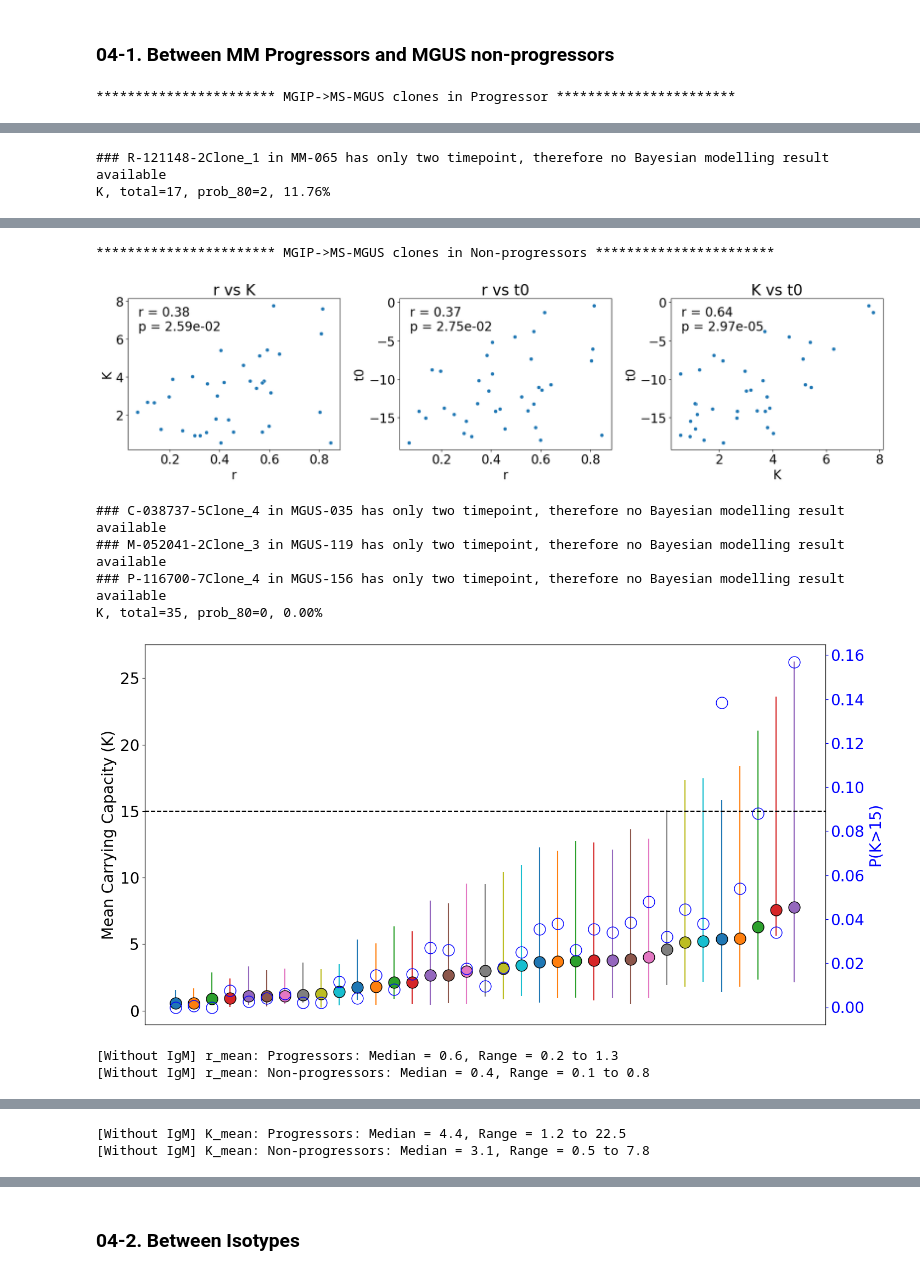
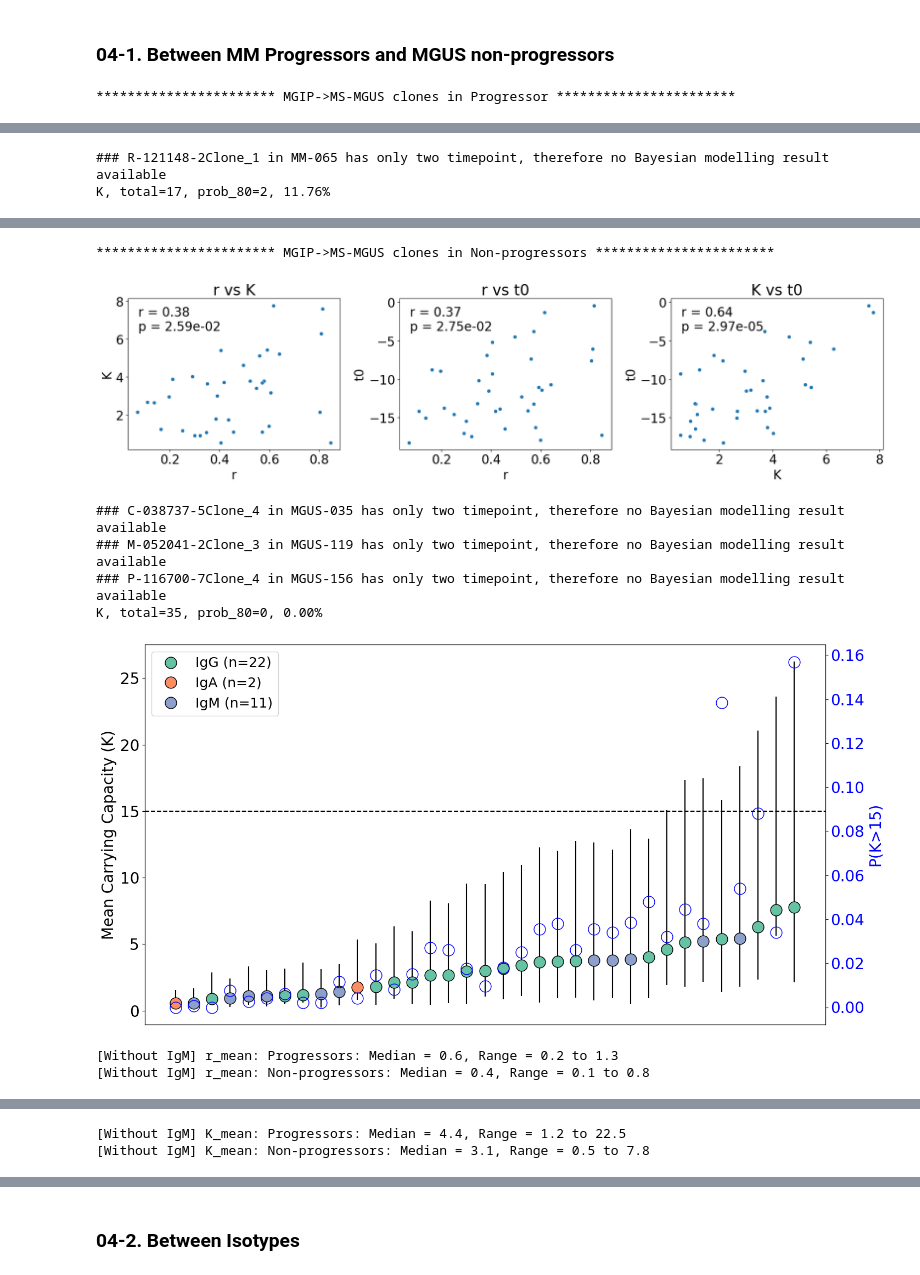
Before and after one commit to ghobriallab/mgip-clonal-bcell-evolution, a Jupyter notebook: 05.MS_growth_modelling/notebook.ipynb, the cells around one changed output, grey strips where cells are left out. Saved outputs shown, nothing was run; the diff lists cells and outputs as text; code cells hidden in the pictures.

```diff
--- a/05.MS_growth_modelling/notebook.ipynb
+++ b/05.MS_growth_modelling/notebook.ipynb
@@ -77,6 +77,13 @@ def best_model_by_aicc(t, y):
 # ---------------------------------------------------------------------------
 df = pd.read_csv(DATA_PATH, low_memory=False)
 
+curated_df = df[df['Clone_ID'].isin(mm_progressing_clones + mgus_progressing_clones)]
+
+for casestat in [1, 2]:
+    print(GROUP_NAME[casestat])
+    curated_g_df = curated_df[curated_df['casestat'] == casestat]
+    print(curated_g_df.groupby('Type_heavy')['Clone_ID'].nunique())
+
 records = []
 for casestat, clones in CURATED_CLONE_DICT.items():
     sub = df[(df['casestat'] == casestat) & (df['Clone_ID'].isin(clones))].copy()
@@ -104,6 +111,12 @@ _, p_slope = mannwhitneyu(mm, mgus, alternative='two-sided')
 res['is_exp'] = res['category'] == 'Exponential'
 tab2 = pd.crosstab(res['Group'], res['is_exp'])
 _, p_fisher = fisher_exact(tab2)
+
+print("============================================================")
+print("Best-fit model assignments by group (Count):")
+category_counts = pd.crosstab(res['Group'], res['category'])
+print(category_counts)
+print("============================================================\n")
 
 # ---------------------------------------------------------------------------
 # Combined figure: (A) slope boxplot, (B) exponential-proportion bar
@@ -787,6 +818,12 @@ no_bayesian_dict = {
     'Progressor' : ['MM-065:R-121148-2Clone_1'],
     'Non-progressors' : ['MGUS-035:C-038737-5Clone_4', 'MGUS-119:M-052041-2Clone_3', 'MGUS-156:P-116700-7Clone_4',],
 } ## only two timepoints
+
+igh_colors = {
+        'IgG': '#66c2a5',
+        'IgA': '#fc8d62',
+        'IgM': '#8da0cb',
+    }
 
 for disease in disease_dict.keys():
 #for disease in [1]:
@@ -914,6 +951,8 @@ for disease in disease_dict.keys():
 
         mgip_clones = df_sorted[df_sorted['MSdxBS'].str.contains('MGIP')]
 
+        iso_counts = df_sorted['isotype_heavy'].value_counts()
+
         ############ Visualization ###############
         #### 1. Distribution of each parameter
         fig, ax1 = plt.subplots(figsize=(16, 9))
@@ -922,13 +961,16 @@ for disease in disease_dict.keys():
         yerr_lower = df_sorted[f"{x}_mean"] - df_sorted[f"{x}_lower_hdi"]
         yerr_upper = df_sorted[f"{x}_mean"] + df_sorted[f"{x}_upper_hdi"]
 
-        for idx, (msdxbs, clone_id, mean_val, yerr_low, yerr_high) in enumerate(
-            zip(df_sorted['MSdxBS'], df_sorted['clone_id'], df_sorted[f'{x}_mean'], yerr_lower, yerr_upper)
+        for idx, (msdxbs, clone_id, mean_val, yerr_low, yerr_high, iso) in enumerate(
+            zip(df_sorted['MSdxBS'], df_sorted['clone_id'], df_sorted[f'{x}_mean'], yerr_lower, yerr_upper, df_sorted['isotype_heavy'])
         ):
+
+            point_color = igh_colors.get(iso, '#cccccc')
 
             ax1.errorbar(
                 idx, mean_val, yerr=[[yerr_low], [yerr_high]],
                 fmt='o', markersize=15,
+                color=point_color, ecolor='black',
                 linestyle='none', mec='black'
             )
 
@@ -937,6 +979,19 @@ for disease in disease_dict.keys():
         ax1.set_ylabel(name_dict[x], color='black', fontsize=20)
 
         plt.axhline(threshold, color='black', linestyle='--')
+
+        legend_handles = []
+        for iso_name, color_hex in igh_colors.items():
+            if iso_name in iso_counts:
+                count = iso_counts[iso_name]
+                label_str = f"{iso_name} (n={count})"
+                handle = mlines.Line2D([], [], color='none', marker='o',
+                                       markerfacecolor=color_hex, markeredgecolor='black',
+                                       markersize=15, label=label_str)
+                legend_handles.append(handle)
+        if legend_handles:
+            ax1.legend(handles=legend_handles, loc='upper left', fontsize=18, frameon=True)
+
 
         #### 2. Create the second y-axis: Probability (right side)
         ax2 = ax1.twinx()
@@ -1015,9 +1070,9 @@ K, total=17, prob_80=2, 11.76%
 *********************** MGIP->MS-MGUS clones in Non-progressors ***********************
 [figure]
 ### C-038737-5Clone_4 in MGUS-035 has only two timepoint, therefore no Bayesian modelling result available
 ### M-052041-2Clone_3 in MGUS-119 has only two timepoint, therefore no Bayesian modelling result available
 ### P-116700-7Clone_4 in MGUS-156 has only two timepoint, therefore no Bayesian modelling result available
 K, total=35, prob_80=0, 0.00%
-[figure, old version]
+[figure, new version]
 [Without IgM] r_mean: Progressors: Median = 0.6, Range = 0.2 to 1.3
 [Without IgM] r_mean: Non-progressors: Median = 0.4, Range = 0.1 to 0.8
```
Also changed, not shown: parts of 3 cells of this notebook, 7 other files.
